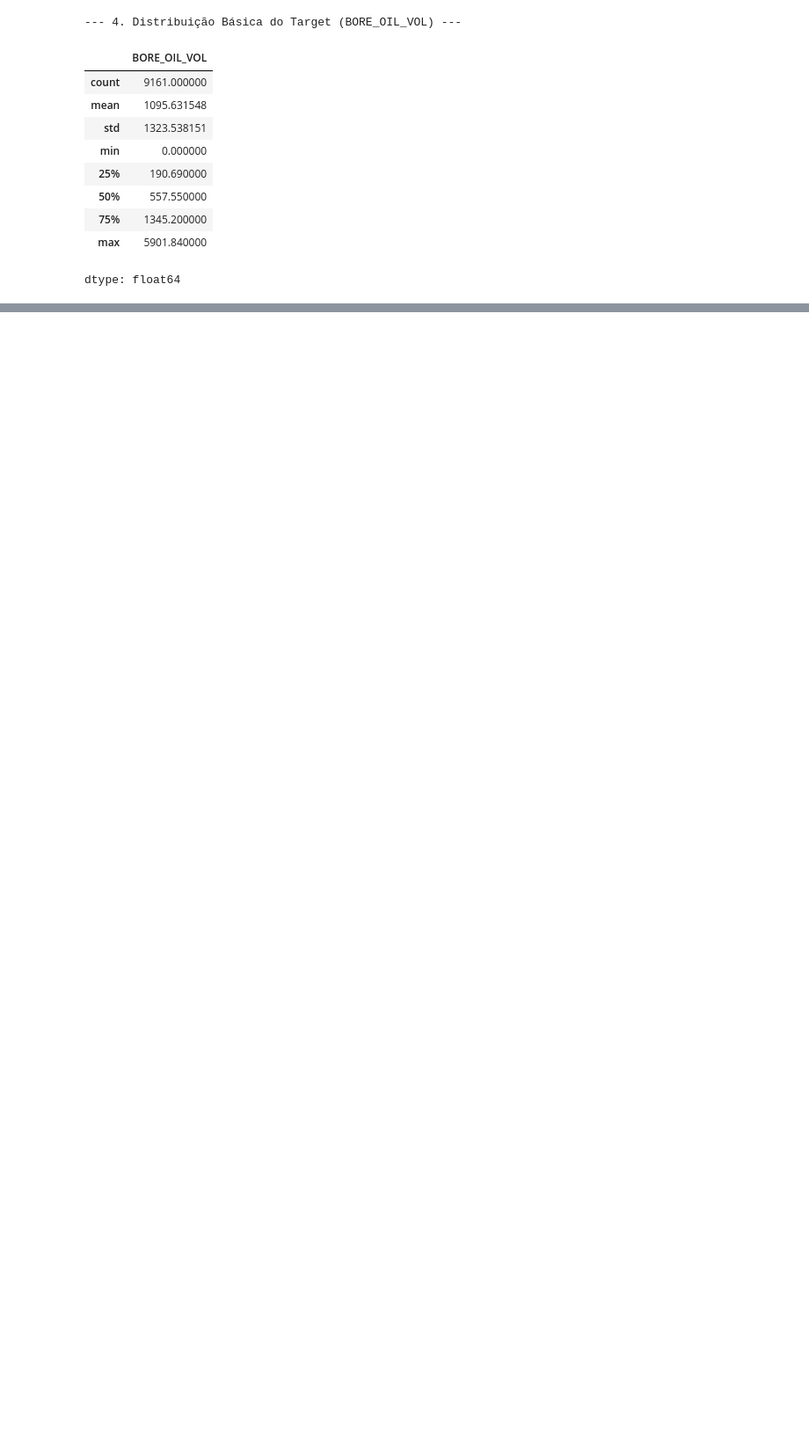
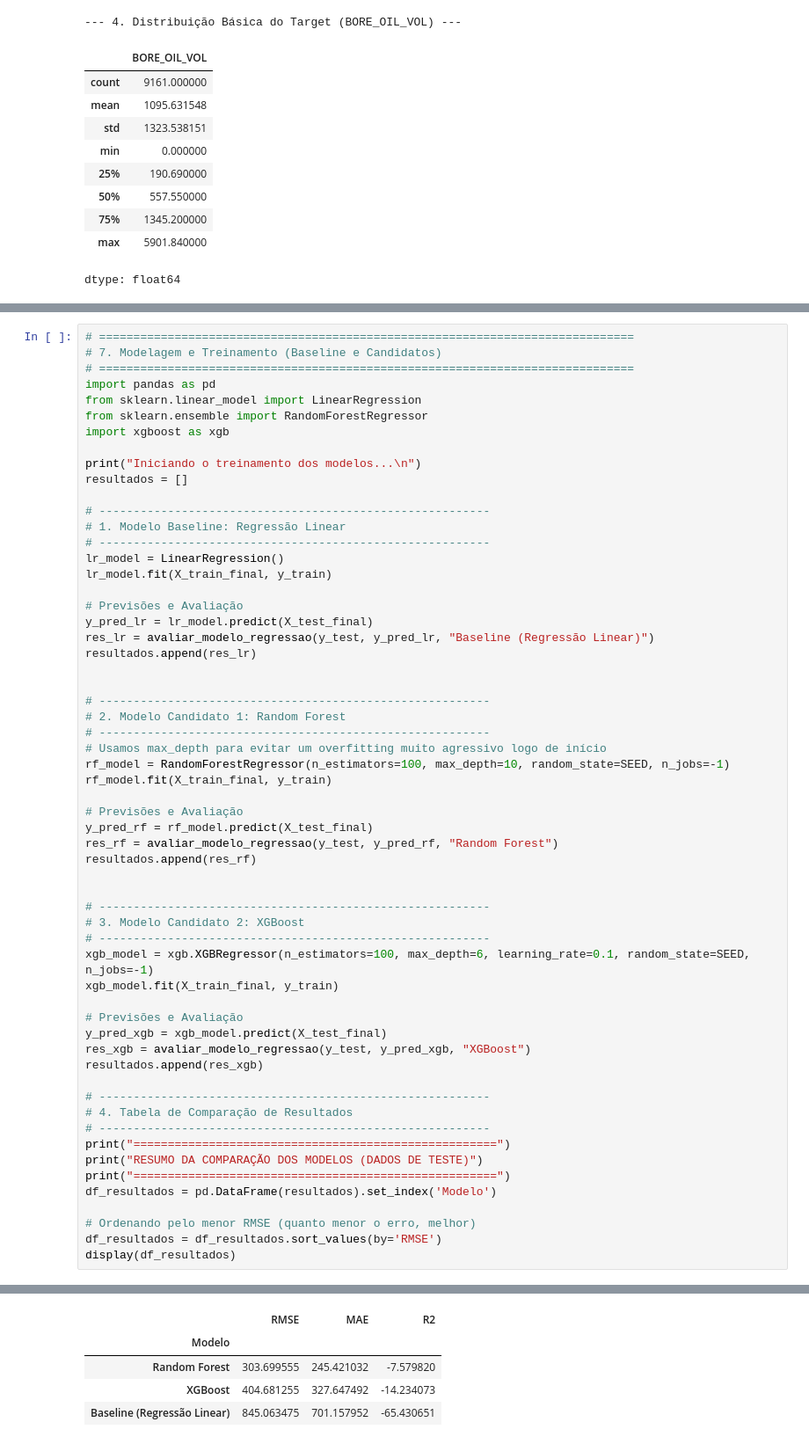
Before and after one commit to andersonportella-collab/MVP_ML_PUCRio, a Jupyter notebook: MVP_ML_Analytics_2026_Anderson G Portella.ipynb, the cells around one changed output, grey strips where cells are left out. Shown at 88% size. Saved outputs shown, nothing was run; the diff lists cells and outputs as text; blank space fills up the shorter version.

```diff
--- a/MVP_ML_Analytics_2026_Anderson G Portella.ipynb
+++ b/MVP_ML_Analytics_2026_Anderson G Portella.ipynb
@@ -1031,0 +779,60 @@ Use esta seção apenas se o projeto realmente precisar.
+# %%
+# ==============================================================================
+# 7. Modelagem e Treinamento (Baseline e Candidatos)
+# ==============================================================================
+import pandas as pd
+from sklearn.linear_model import LinearRegression
+from sklearn.ensemble import RandomForestRegressor
+import xgboost as xgb
+
+print("Iniciando o treinamento dos modelos...\n")
+resultados = []
+
+# ---------------------------------------------------------
+# 1. Modelo Baseline: Regressão Linear
+# ---------------------------------------------------------
+lr_model = LinearRegression()
+lr_model.fit(X_train_final, y_train)
+
+# Previsões e Avaliação
+y_pred_lr = lr_model.predict(X_test_final)
+res_lr = avaliar_modelo_regressao(y_test, y_pred_lr, "Baseline (Regressão Linear)")
+resultados.append(res_lr)
+
+
+# ---------------------------------------------------------
+# 2. Modelo Candidato 1: Random Forest
+# ---------------------------------------------------------
+# Usamos max_depth para evitar um overfitting muito agressivo logo de início
+rf_model = RandomForestRegressor(n_estimators=100, max_depth=10, random_state=SEED, n_jobs=-1)
+rf_model.fit(X_train_final, y_train)
+
+# Previsões e Avaliação
+y_pred_rf = rf_model.predict(X_test_final)
+res_rf = avaliar_modelo_regressao(y_test, y_pred_rf, "Random Forest")
+resultados.append(res_rf)
+
+
+# ---------------------------------------------------------
+# 3. Modelo Candidato 2: XGBoost
+# ---------------------------------------------------------
+xgb_model = xgb.XGBRegressor(n_estimators=100, max_depth=6, learning_rate=0.1, random_state=SEED, n_jobs=-1)
+xgb_model.fit(X_train_final, y_train)
+
+# Previsões e Avaliação
+y_pred_xgb = xgb_model.predict(X_test_final)
+res_xgb = avaliar_modelo_regressao(y_test, y_pred_xgb, "XGBoost")
+resultados.append(res_xgb)
+
+# ---------------------------------------------------------
+# 4. Tabela de Comparação de Resultados
+# ---------------------------------------------------------
+print("=====================================================")
+print("RESUMO DA COMPARAÇÃO DOS MODELOS (DADOS DE TESTE)")
+print("=====================================================")
+df_resultados = pd.DataFrame(resultados).set_index('Modelo')
+
+# Ordenando pelo menor RMSE (quanto menor o erro, melhor)
+df_resultados = df_resultados.sort_values(by='RMSE')
+display(df_resultados)
+# %% [output]
@@ -1031,0 +859,5 @@ Use esta seção apenas se o projeto realmente precisar.
+|  | RMSE | MAE | R2 |
+| Modelo |  |  |  |
+| Random Forest | 303.699555 | 245.421032 | -7.579820 |
+| XGBoost | 404.681255 | 327.647492 | -14.234073 |
+| Baseline (Regressão Linear) | 845.063475 | 701.157952 | -65.430651 |
```
Also changed, not shown: parts of 65 cells of this notebook.
